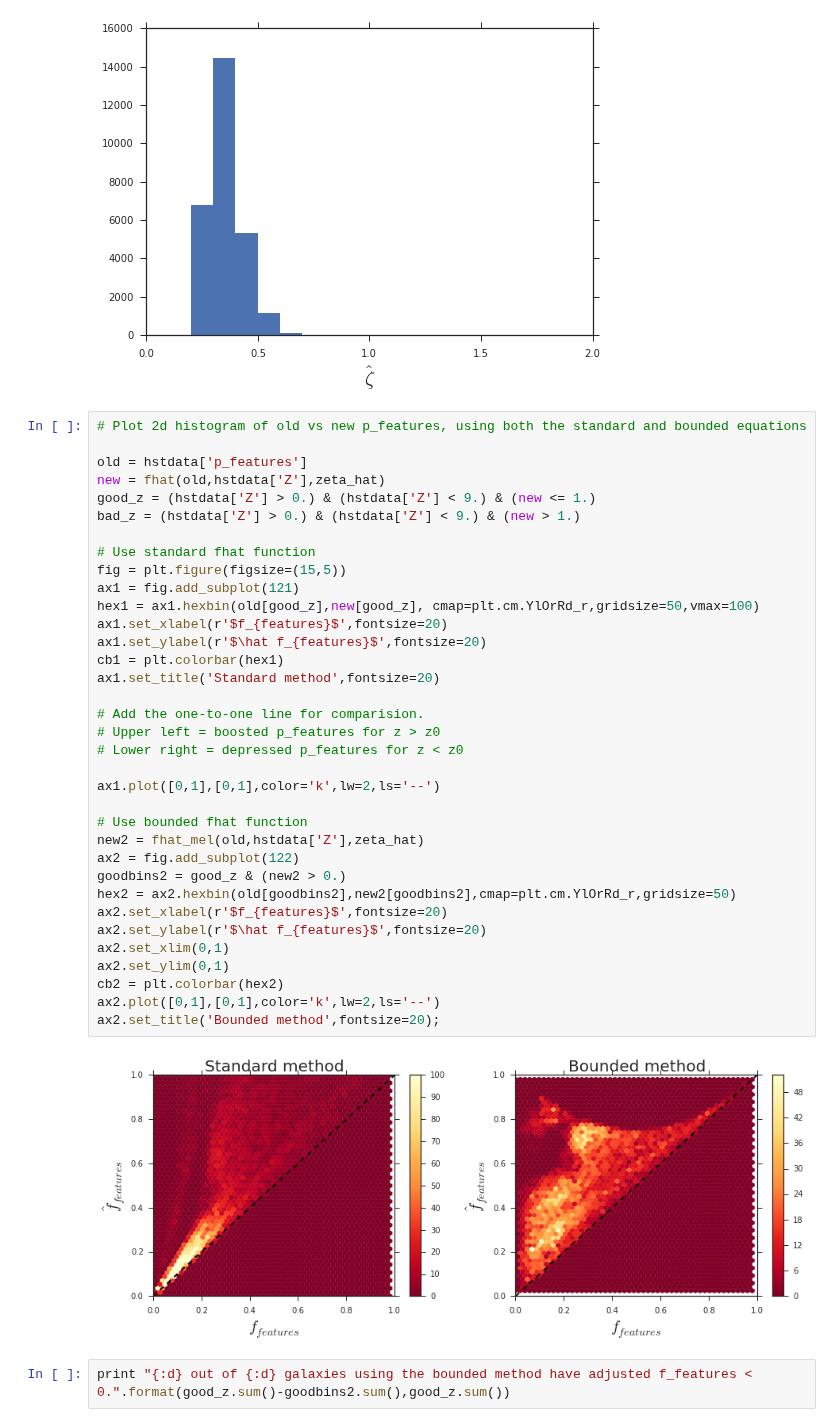
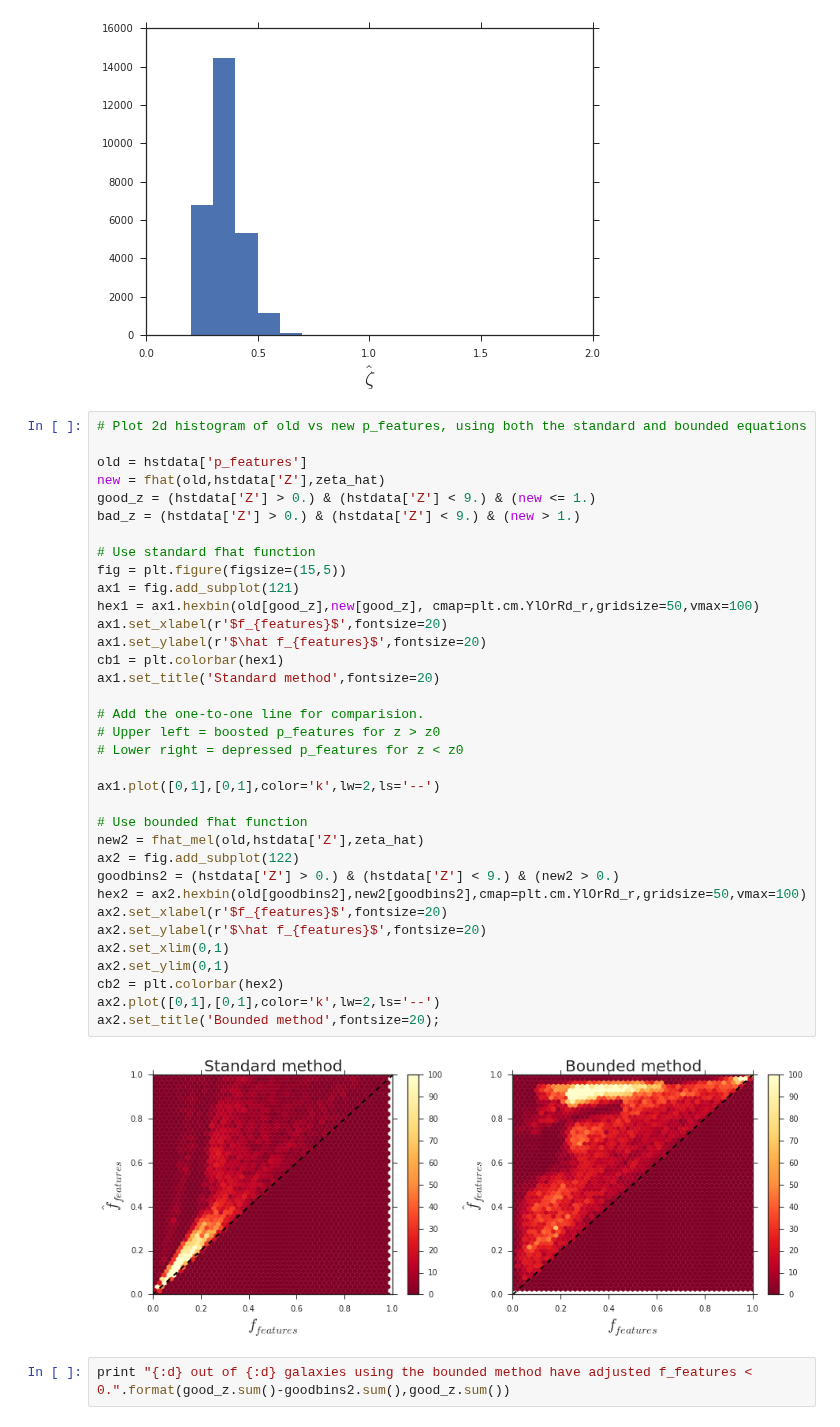
Before and after one commit to willettk/gzhubble, a Jupyter notebook: python/zeta.ipynb, the cells around one changed output. Cells and saved outputs as stored; diff of their text form.

```diff
--- a/python/zeta.ipynb
+++ b/python/zeta.ipynb
@@ -342,36 +342,36 @@ old = hstdata['p_features']
 new = fhat(old,hstdata['Z'],zeta_hat)
 good_z = (hstdata['Z'] > 0.) & (hstdata['Z'] < 9.) & (new <= 1.)
 bad_z = (hstdata['Z'] > 0.) & (hstdata['Z'] < 9.) & (new > 1.)
 
 # Use standard fhat function
 fig = plt.figure(figsize=(15,5))
 ax1 = fig.add_subplot(121)
 hex1 = ax1.hexbin(old[good_z],new[good_z], cmap=plt.cm.YlOrRd_r,gridsize=50,vmax=100)
 ax1.set_xlabel(r'$f_{features}$',fontsize=20)
 ax1.set_ylabel(r'$\hat f_{features}$',fontsize=20)
 cb1 = plt.colorbar(hex1)
 ax1.set_title('Standard method',fontsize=20)
 
 # Add the one-to-one line for comparision.
 # Upper left = boosted p_features for z > z0
 # Lower right = depressed p_features for z < z0
 
 ax1.plot([0,1],[0,1],color='k',lw=2,ls='--')
 
 # Use bounded fhat function
 new2 = fhat_mel(old,hstdata['Z'],zeta_hat)
 ax2 = fig.add_subplot(122)
-goodbins2 = good_z & (new2 > 0.)
-hex2 = ax2.hexbin(old[goodbins2],new2[goodbins2],cmap=plt.cm.YlOrRd_r,gridsize=50)
+goodbins2 = (hstdata['Z'] > 0.) & (hstdata['Z'] < 9.) & (new2 > 0.)
+hex2 = ax2.hexbin(old[goodbins2],new2[goodbins2],cmap=plt.cm.YlOrRd_r,gridsize=50,vmax=100)
 ax2.set_xlabel(r'$f_{features}$',fontsize=20)
 ax2.set_ylabel(r'$\hat f_{features}$',fontsize=20)
 ax2.set_xlim(0,1)
 ax2.set_ylim(0,1)
 cb2 = plt.colorbar(hex2)
 ax2.plot([0,1],[0,1],color='k',lw=2,ls='--')
 ax2.set_title('Bounded method',fontsize=20);
 # %% [output]
-[figure, old version]
+[figure, new version]
 # %%
 print "{:d} out of {:d} galaxies using the bounded method have adjusted f_features < 0.".format(good_z.sum()-goodbins2.sum(),good_z.sum())
 # %% [output]
```
Also changed, not shown: parts of 1 cell of this notebook, 3 other files.
